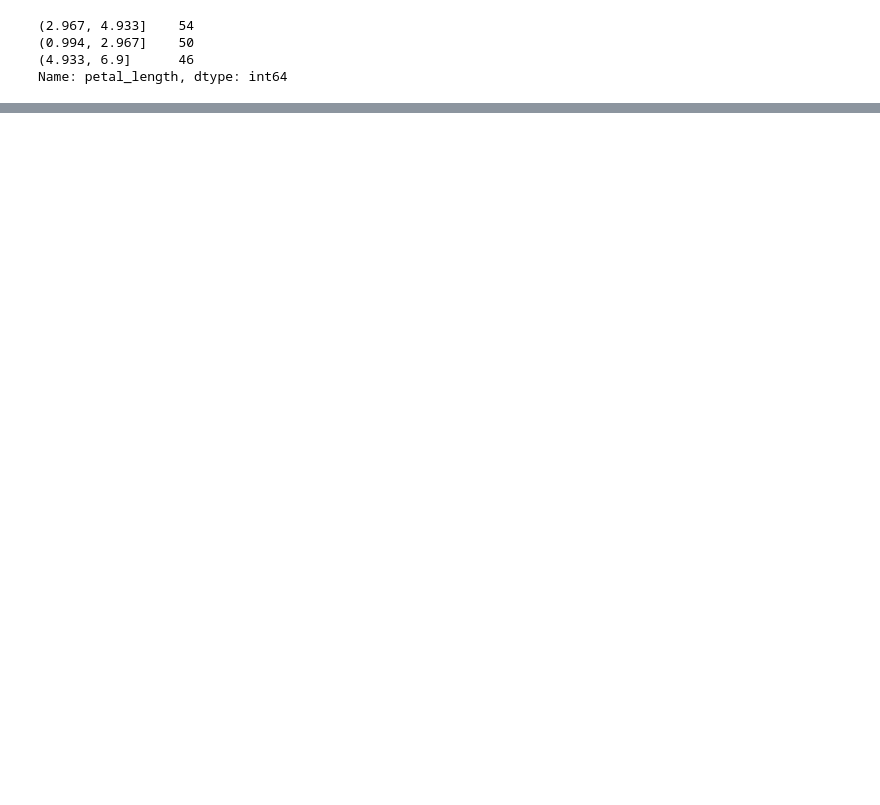
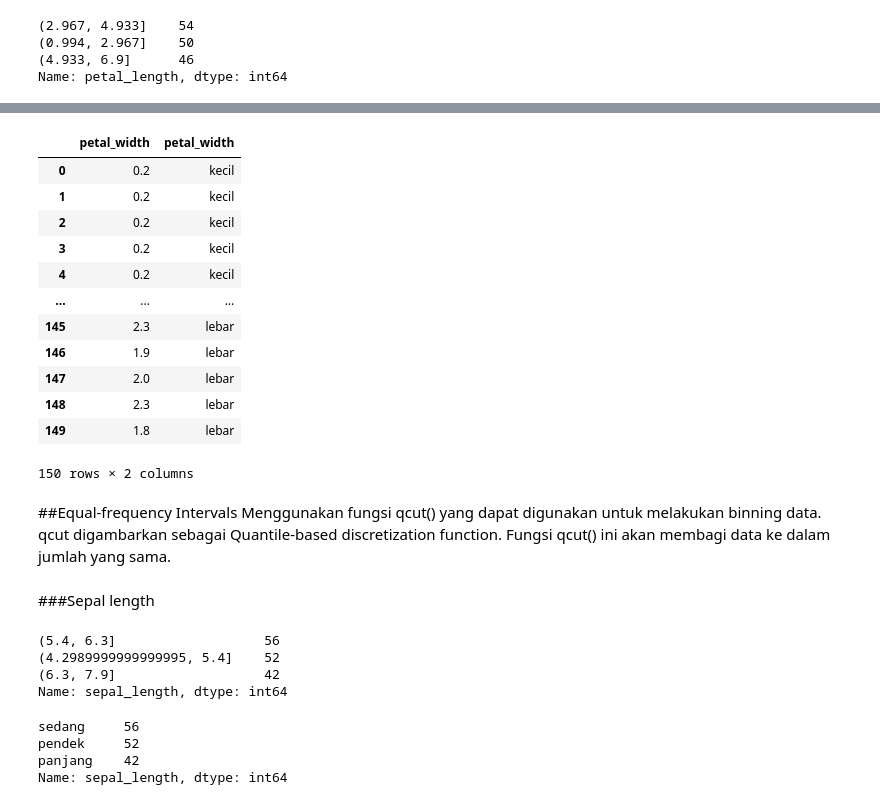
Before and after one commit to Amelia039/datamining, a Jupyter notebook: _sources/tugas2.ipynb, the cells around one changed output, grey strips where cells are left out. Saved outputs shown, nothing was run; the diff lists cells and outputs as text; code cells hidden in the pictures; blank space fills up the shorter version.

```diff
--- a/_sources/tugas2.ipynb
+++ b/_sources/tugas2.ipynb
@@ -50,0 +195,42 @@ Name: petal_length, dtype: int64
+# %%
+
+petal_width_bin = pd.cut(c['petal_width'],len(labelsforwidth), True, labelsforwidth)
+petal_with_label = petal_length_bin.value_counts()
+pd.concat((c['petal_width'],petal_width_bin),axis=1)
+# %% [output]
+|  | petal_width | petal_width |
+| 0 | 0.2 | kecil |
+| 1 | 0.2 | kecil |
+| 2 | 0.2 | kecil |
+| 3 | 0.2 | kecil |
+| 4 | 0.2 | kecil |
+| ... | ... | ... |
+| 145 | 2.3 | lebar |
+| 146 | 1.9 | lebar |
+| 147 | 2.0 | lebar |
+| 148 | 2.3 | lebar |
+| 149 | 1.8 | lebar |
+150 rows × 2 columns
+# %% [markdown]
+##Equal-frequency Intervals
+Menggunakan fungsi qcut() yang dapat digunakan untuk melakukan binning data. qcut digambarkan sebagai Quantile-based discretization function.
+Fungsi qcut() ini akan membagi data ke dalam jumlah yang sama.
+# %% [markdown]
+###Sepal length
+# %%
+#Sepal length
+eqfrequency_sepal_length_intv = pd.qcut(c['sepal_length'],3).value_counts()
+eqfrequency_sepal_length_intv
+# %% [output]
+(5.4, 6.3]                   56
+(4.2989999999999995, 5.4]    52
+(6.3, 7.9]                   42
+Name: sepal_length, dtype: int64
+# %%
+eqfrequency_sepal_length = pd.qcut(c['sepal_length'],3,labels=labelsforlength).value_counts()
+eqfrequency_sepal_length
+# %% [output]
+sedang     56
+pendek     52
+panjang    42
+Name: sepal_length, dtype: int64
```
Also changed, not shown: parts of 52 cells of this notebook, 4 other files.
